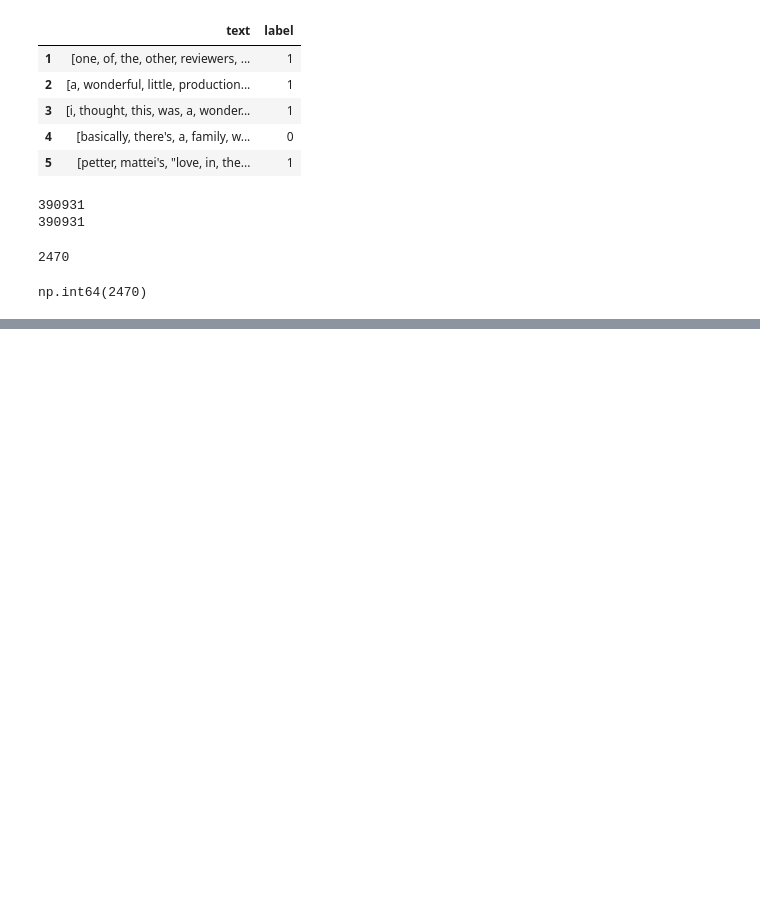
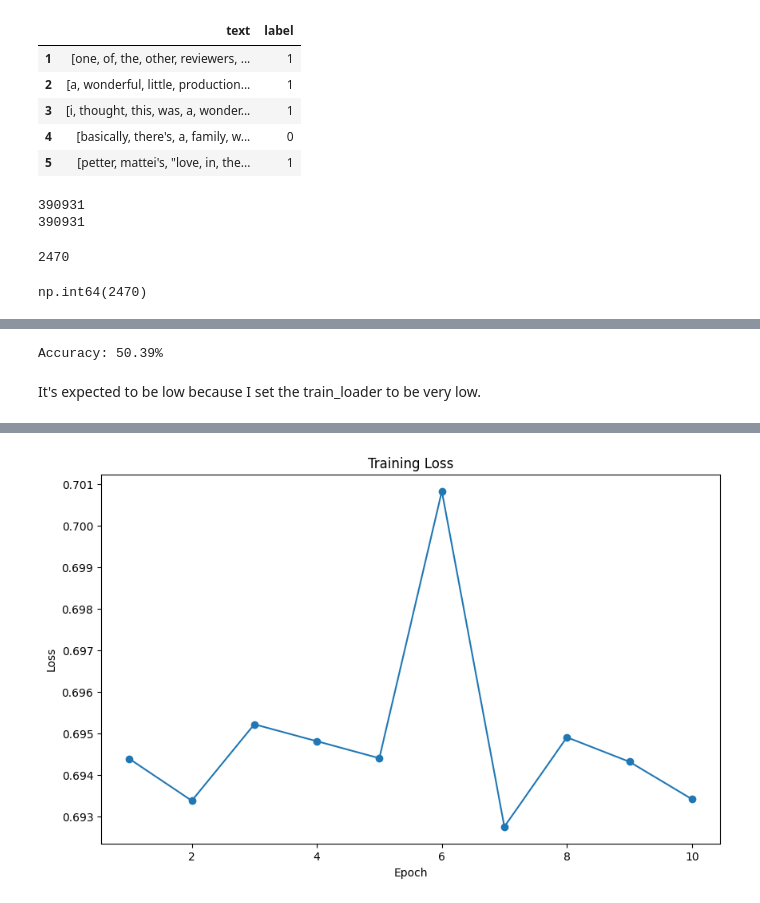
Before and after one commit to Bill2926/COS3018_IntroAI_Deep_Learning, a Jupyter notebook: RNN/rnn.ipynb, the cells around one changed output, grey strips where cells are left out. Drawn from its saved outputs; the diff is of its cells as text; code cells hidden in the pictures; blank space fills up the shorter version.

```diff
--- a/RNN/rnn.ipynb
+++ b/RNN/rnn.ipynb
@@ -190,7 +198,7 @@ num_epochs = 10
 for epoch in range(num_epochs):
     model.train()
     epoch_loss = 0
-    for texts, labels in train_loader:
+    for i, (texts, labels) in enumerate(train_loader):
         outputs = model(texts)
         loss = criterion(outputs, labels)
 
@@ -200,5 +208,7 @@ for epoch in range(num_epochs):
 
         epoch_loss += loss.item()
 
-    print(f'Epoch [{epoch+1}/{num_epochs}], Loss: {epoch_loss / len(train_loader):.4f}')
+        # Print every 10 batches so you know it's working
+        if (i + 1) % 10 == 0:
+            print(f'Epoch [{epoch+1}/{num_epochs}], Batch [{i+1}/{len(train_loader)}], Loss: {loss.item():.4f}')
 # %% [output]
@@ -205,0 +232,44 @@ KeyboardInterrupt:
+# %%
+# Evaluation and Graph it out
+model.eval()
+correct = 0
+total = 0
+with torch.no_grad():
+    for texts, labels in test_loader:
+        outputs = model(texts)
+        _, predicted = torch.max(outputs.data, 1)
+        total += labels.size(0)
+        correct += (predicted == labels).sum().item()
+
+accuracy = 100 * correct / total
+print(f'Accuracy: {accuracy:.2f}%')
+# %% [output]
+Accuracy: 50.39%
+# %% [markdown]
+It's expected to be low because I set the train_loader to be very low.
+# %%
+losses = []
+
+for epoch in range(num_epochs):
+    model.train()
+    epoch_loss = 0
+    for texts, labels in train_loader:
+        outputs = model(texts)
+        loss = criterion(outputs, labels)
+
+        optimizer.zero_grad()
+        loss.backward()
+        optimizer.step()
+
+        epoch_loss += loss.item()
+
+    losses.append(epoch_loss / len(train_loader))
+    print(f'Epoch [{epoch+1}/{num_epochs}], Loss: {epoch_loss / len(train_loader):.4f}')
+
+plt.figure(figsize=(10, 6))
+plt.plot(range(1, num_epochs + 1), losses, marker='o')
+plt.xlabel('Epoch')
+plt.ylabel('Loss')
+plt.title('Training Loss')
+plt.show()
+# %% [output]
@@ -205,0 +286 @@ KeyboardInterrupt:
+[figure, added]
```
Also changed, not shown: parts of 5 cells of this notebook, 1 other file.
